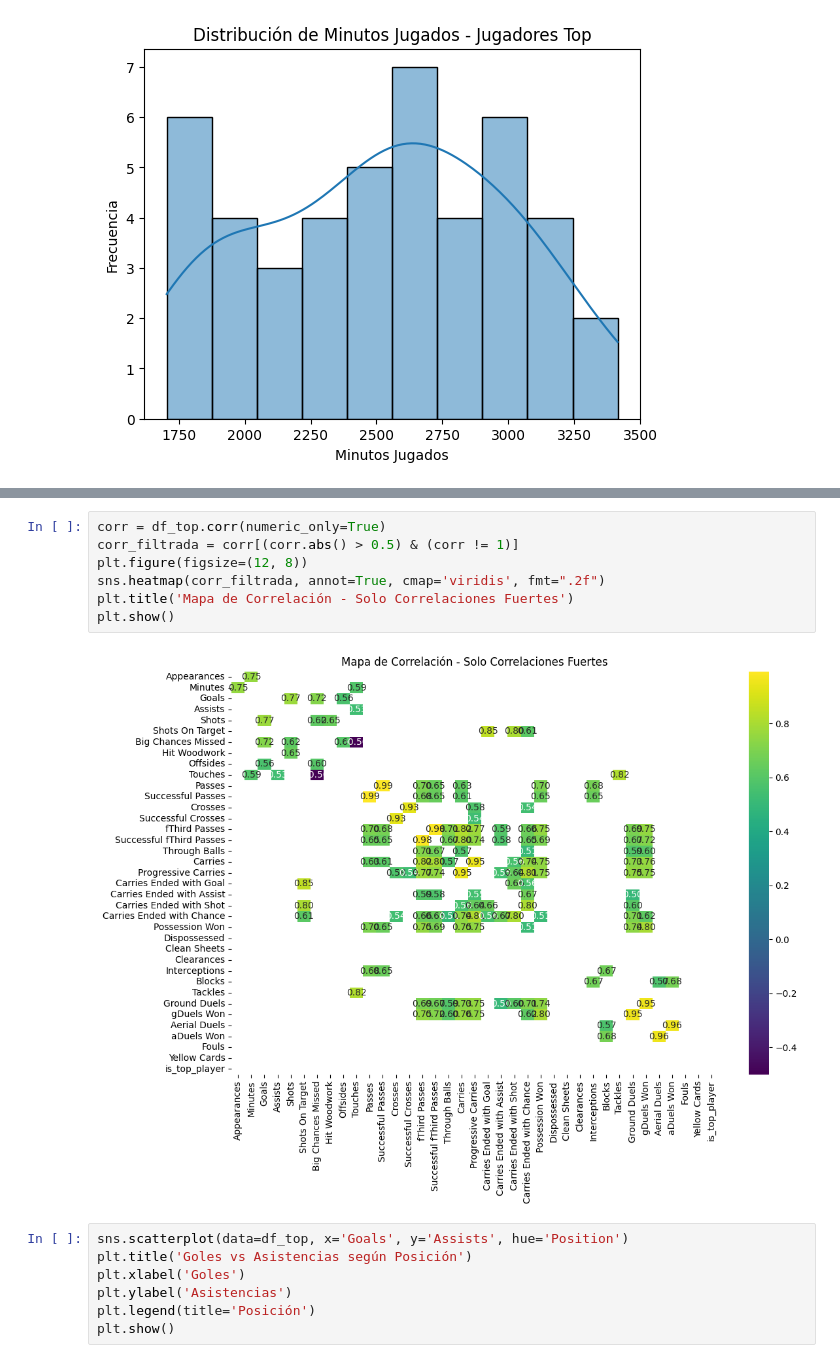
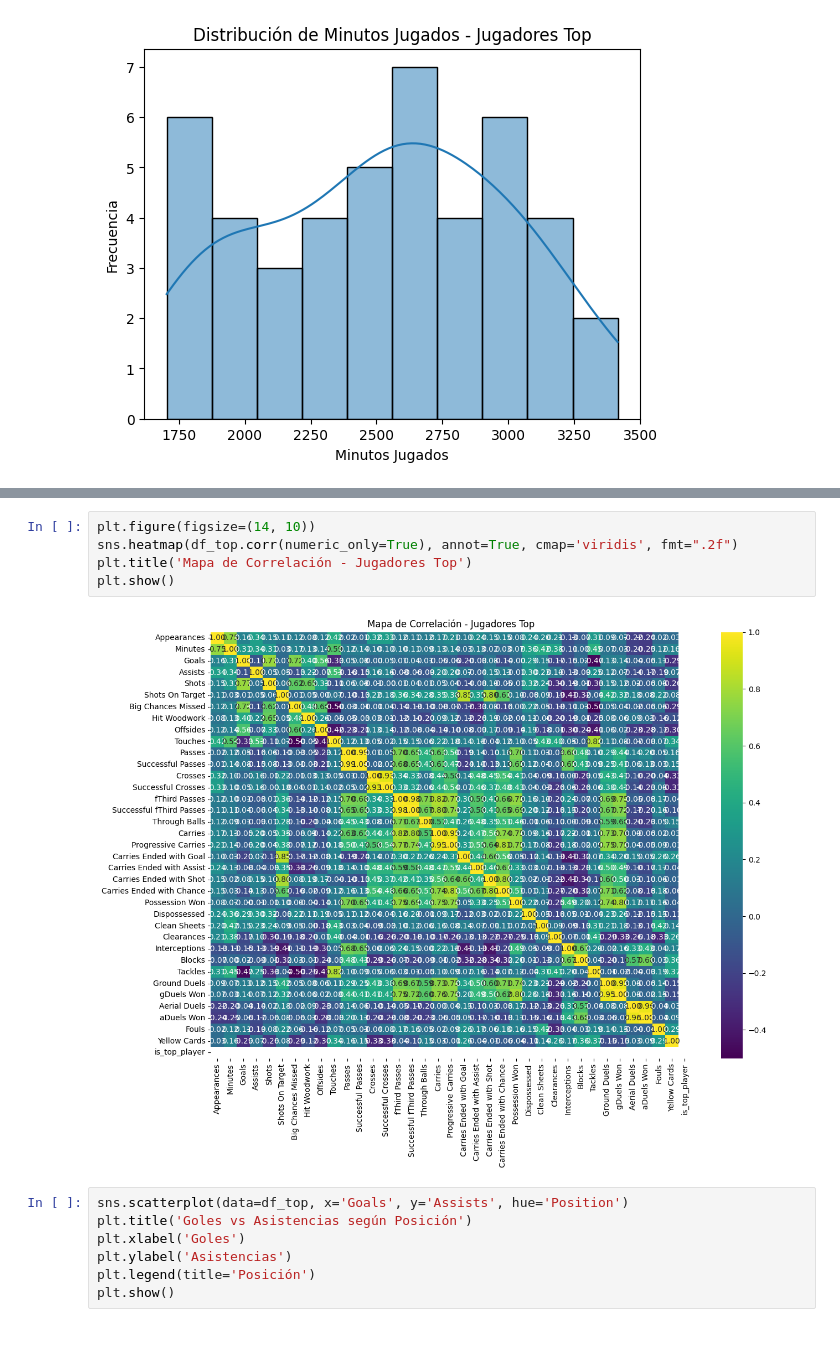
Before and after one commit to Carlosnava16/Unit-2-Use-case-, a Jupyter notebook: Unite 2 use case/epl_top_players_classification.ipynb, the cells around one changed output, grey strips where cells are left out. Drawn from its saved outputs; the diff is of its cells as text.

```diff
--- a/Unite 2 use case/epl_top_players_classification.ipynb
+++ b/Unite 2 use case/epl_top_players_classification.ipynb
@@ -261,12 +273,10 @@ plt.show()
 # %%
-corr = df_top.corr(numeric_only=True)
-corr_filtrada = corr[(corr.abs() > 0.5) & (corr != 1)]
-plt.figure(figsize=(12, 8))
-sns.heatmap(corr_filtrada, annot=True, cmap='viridis', fmt=".2f")
-plt.title('Mapa de Correlación - Solo Correlaciones Fuertes')
+plt.figure(figsize=(14, 10))
+sns.heatmap(df_top.corr(numeric_only=True), annot=True, cmap='viridis', fmt=".2f")
+plt.title('Mapa de Correlación - Jugadores Top')
 plt.show()
 # %% [output]
-[figure, old version]
+[figure, new version]
 # %%
 sns.scatterplot(data=df_top, x='Goals', y='Assists', hue='Position')
 plt.title('Goles vs Asistencias según Posición')
```
Also changed, not shown: parts of 3 cells of this notebook.
